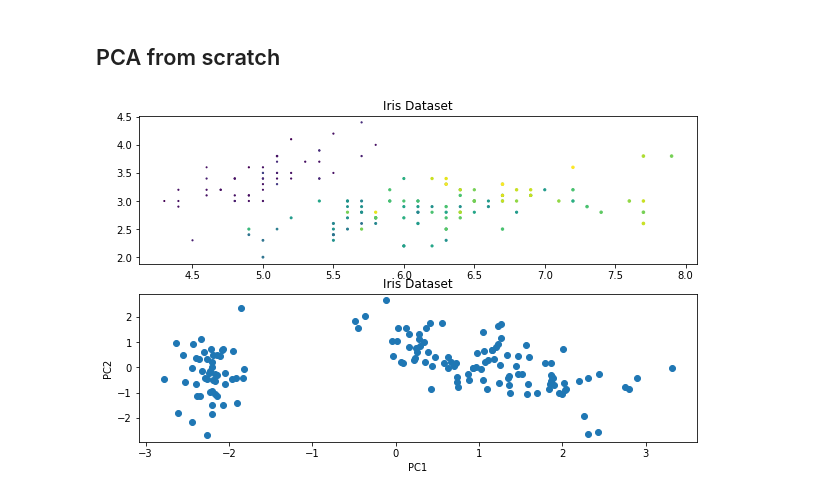
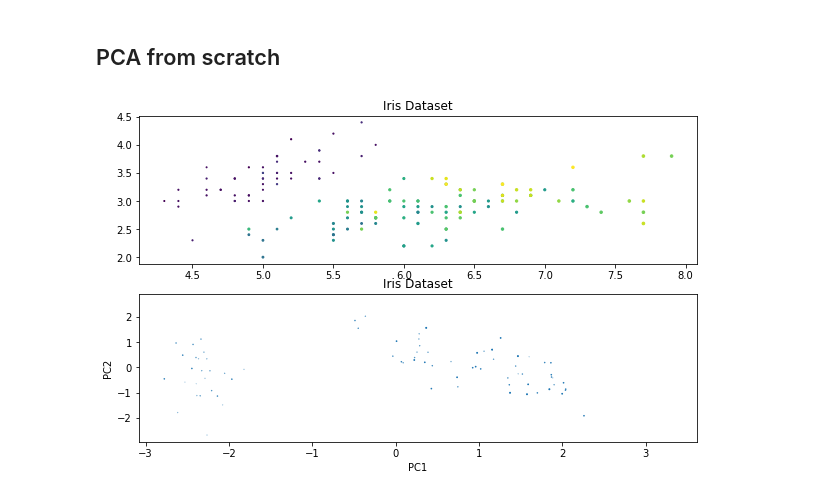
Before and after one commit to matworx/aai-url-notebooks, a Jupyter notebook: DimensionalityReduction.ipynb, the cells around one changed output. Drawn from its saved outputs; the diff is of its cells as text; code cells hidden in the pictures.

```diff
--- a/DimensionalityReduction.ipynb
+++ b/DimensionalityReduction.ipynb
@@ -106,31 +102,31 @@ class PCA:
 # %%
 from sklearn import datasets
 import matplotlib.pyplot as plt
 
 # load iris dataset
 iris = datasets.load_iris()
 X = iris.data
 y = iris.target
 
 # instantiate and fit_transform PCA
 pca = PCA()
-X_pca = pca.fit_transform(X, n_components=2)
+X_pca = pca.fit_transform(X, n_components=3)
 
 # plot results
 fig, ax = plt.subplots(2, 1, figsize=(10,6))
 
 
 ax[0].scatter(X[:,0], X[:,1], X[:,2],X[:,3])
 
 ax[0].set_title('Iris Dataset')
 
 
-ax[1].scatter(X_pca[:,0], X_pca[:,1])
+ax[1].scatter(X_pca[:,0], X_pca[:,1], X_pca[:,2])
 
 ax[1].set_title('Iris Dataset')
 ax[1].set_xlabel('PC1')
 ax[1].set_ylabel('PC2')
 
 plt.show()
 # %% [output]
-[figure, old version]
+[figure, new version]
```
Also changed, not shown: parts of 1 cell of this notebook, 3 other files.
